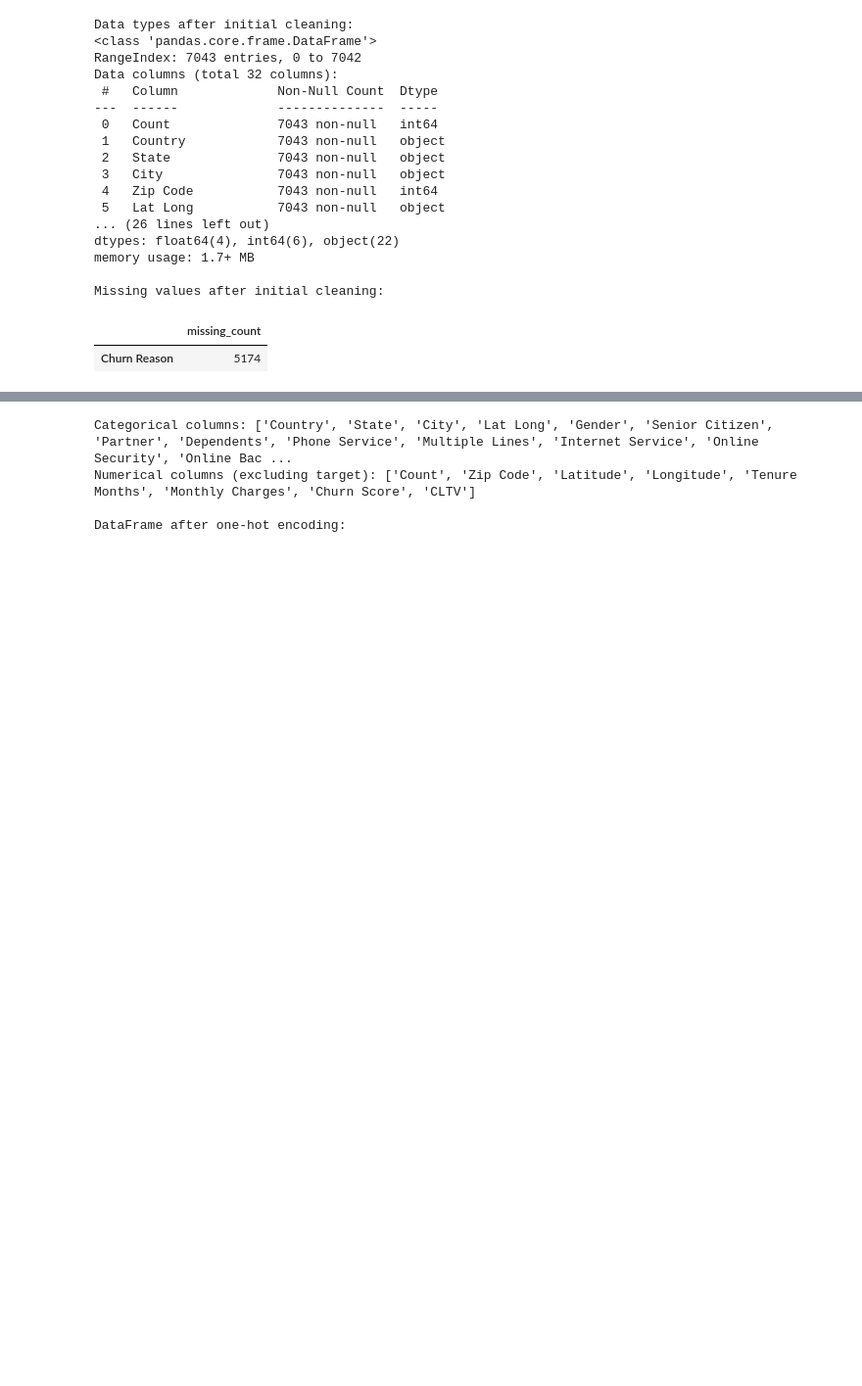
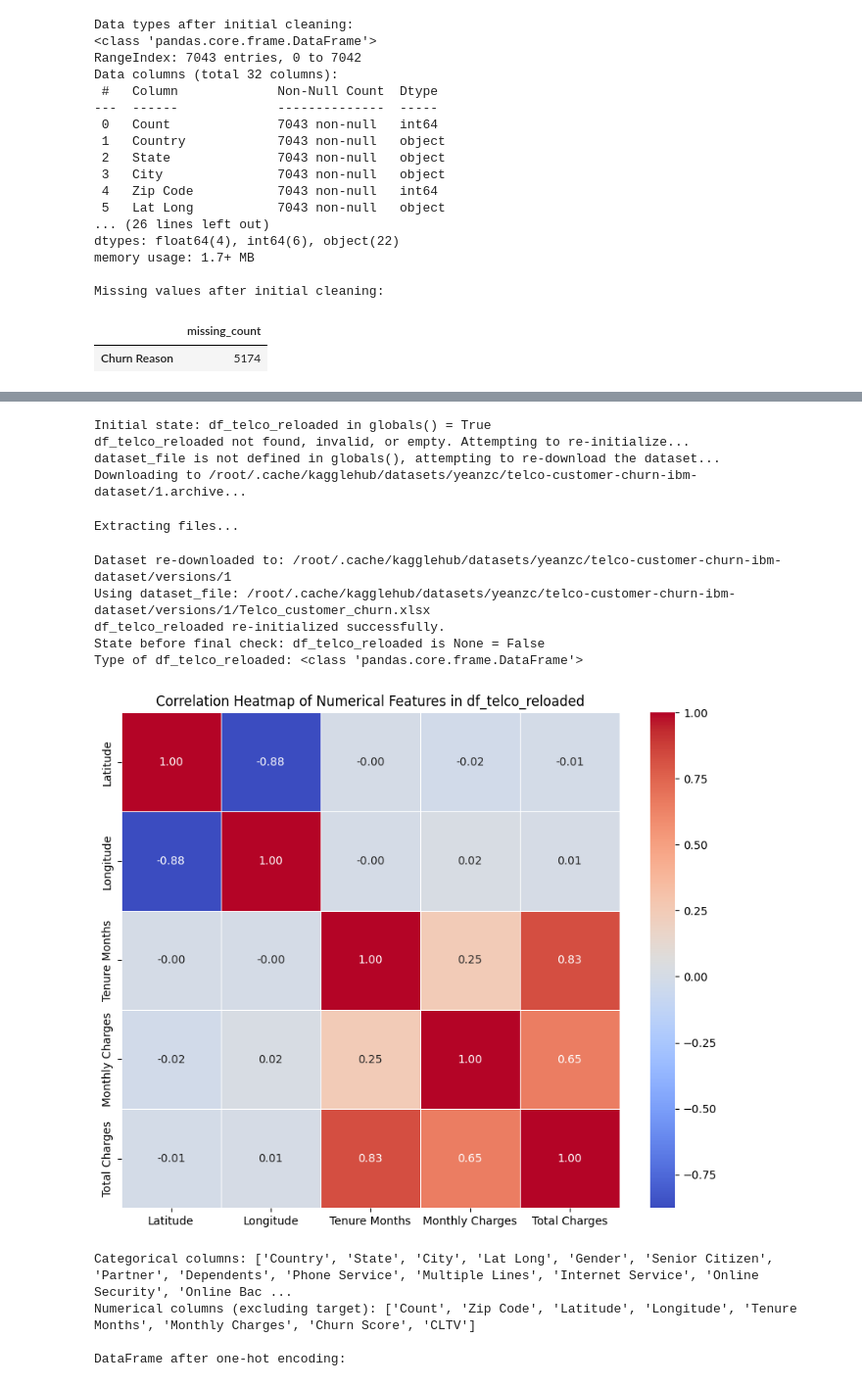
Before and after one commit to sabeiaung8/Customer-Analysis-from-Market-Campaign, a Jupyter notebook: Uplift_Churn_Modelling.ipynb, the cells around one changed output, grey strips where cells are left out. Shown at 98% size. Cells and saved outputs as stored; diff of their text form; code cells hidden in the pictures; blank space fills up the shorter version.

```diff
--- a/Uplift_Churn_Modelling.ipynb
+++ b/Uplift_Churn_Modelling.ipynb
@@ -110,3 +112,83 @@ Missing values after initial cleaning:
+# %%
+import matplotlib.pyplot as plt
+import seaborn as sns
+import pandas as pd
+import kagglehub
+import os
+
+print(f"Initial state: df_telco_reloaded in globals() = {'df_telco_reloaded' in globals()}")
+
+# Check if df_telco_reloaded is not a valid DataFrame, then attempt to re-initialize
+# No 'global df_telco_reloaded' here or within the try/except block.
+# Any assignment to df_telco_reloaded in this top-level script scope will automatically
+# affect the global variable if it exists, or create a new global variable.
+if 'df_telco_reloaded' not in globals() or \
+   not isinstance(df_telco_reloaded, pd.DataFrame) or \
+   df_telco_reloaded.empty:
+    print("df_telco_reloaded not found, invalid, or empty. Attempting to re-initialize...")
+    try:
+        # Ensure 'dataset_file' is defined. If not, re-download the dataset.
+        if 'dataset_file' not in globals():
+            print("dataset_file is not defined in globals(), attempting to re-download the dataset...")
+            path = kagglehub.dataset_download("yeanzc/telco-customer-churn-ibm-dataset")
+            global dataset_file # Declare as global, as dataset_file might be truly new in this context
+            dataset_file = os.path.join(path, 'Telco_customer_churn.xlsx')
+            print(f"Dataset re-downloaded to: {path}")
+        else:
+            print("dataset_file already defined in globals().")
+
+        print(f"Using dataset_file: {dataset_file}")
+        if not os.path.exists(dataset_file):
+            raise FileNotFoundError(f"Dataset file not found at {dataset_file} even after attempting re-download.")
+
+        # Assign directly to df_telco_reloaded - it will update the global one
+        df_telco_reloaded = pd.read_excel(dataset_file)
+        df_telco_reloaded = df_telco_reloaded.drop('CustomerID', axis=1, errors='ignore')
+
+        # Convert 'Total Charges' to numeric, coercing errors to NaN, then fill NaN with 0.
+        df_telco_reloaded['Total Charges'] = pd.to_numeric(df_telco_reloaded['Total Charges'], errors='coerce')
+        df_telco_reloaded['Total Charges'] = df_telco_reloaded['Total Charges'].fillna(0)
+        print("df_telco_reloaded re-initialized successfully.")
+    except Exception as e:
+        print(f"Error during re-initialization of df_telco_reloaded: {e}.")
+        df_telco_reloaded = None # Set to None to prevent further errors if re-initialization fails
+else:
+    print("df_telco_reloaded already exists and is valid, skipping re-initialization.")
+
+print(f"State before final check: df_telco_reloaded is None = {df_telco_reloaded is None}")
+print(f"Type of df_telco_reloaded: {type(df_telco_reloaded)}")
+
+if df_telco_reloaded is not None and not df_telco_reloaded.empty:
+    # Select only numerical columns for correlation analysis
+    # Exclude 'Zip Code' and 'Count' as they are identifiers/constants and not meaningful for correlation with other numerical features.
+    # Also exclude 'Churn Score' and 'CLTV' for now, as they are target-related or derived.
+
+    numerical_features_for_correlation = df_telco_reloaded.select_dtypes(include=['int64', 'float64']).columns.tolist()
+    numerical_features_for_correlation = [col for col in numerical_features_for_correlation if col not in ['Count', 'Zip Code', 'Churn Value', 'Churn Score', 'CLTV']]
+
+    if not numerical_features_for_correlation:
+        print("No numerical features found for correlation after exclusions. Correlation heatmap cannot be generated.")
+    else:
+        correlation_matrix = df_telco_reloaded[numerical_features_for_correlation].corr()
+
+        plt.figure(figsize=(10, 8))
+        sns.heatmap(correlation_matrix, annot=True, cmap='coolwarm', fmt=".2f", linewidths=.5)
+        plt.title('Correlation Heatmap of Numerical Features in df_telco_reloaded')
+        plt.show()
+else:
+    print("Correlation heatmap could not be generated as df_telco_reloaded is not available or is empty.")
+# %% [output]
+Initial state: df_telco_reloaded in globals() = True
+df_telco_reloaded not found, invalid, or empty. Attempting to re-initialize...
+dataset_file is not defined in globals(), attempting to re-download the dataset...
+Downloading to /root/.cache/kagglehub/datasets/yeanzc/telco-customer-churn-ibm-dataset/1.archive...
+Extracting files...
+Dataset re-downloaded to: /root/.cache/kagglehub/datasets/yeanzc/telco-customer-churn-ibm-dataset/versions/1
+Using dataset_file: /root/.cache/kagglehub/datasets/yeanzc/telco-customer-churn-ibm-dataset/versions/1/Telco_customer_churn.xlsx
+df_telco_reloaded re-initialized successfully.
+State before final check: df_telco_reloaded is None = False
+Type of df_telco_reloaded: <class 'pandas.core.frame.DataFrame'>
+[figure, added]
 # %%
 # Identify categorical and numerical columns
 categorical_cols = df_telco.select_dtypes(include='object').columns
```
Also changed, not shown: parts of 35 cells of this notebook.
